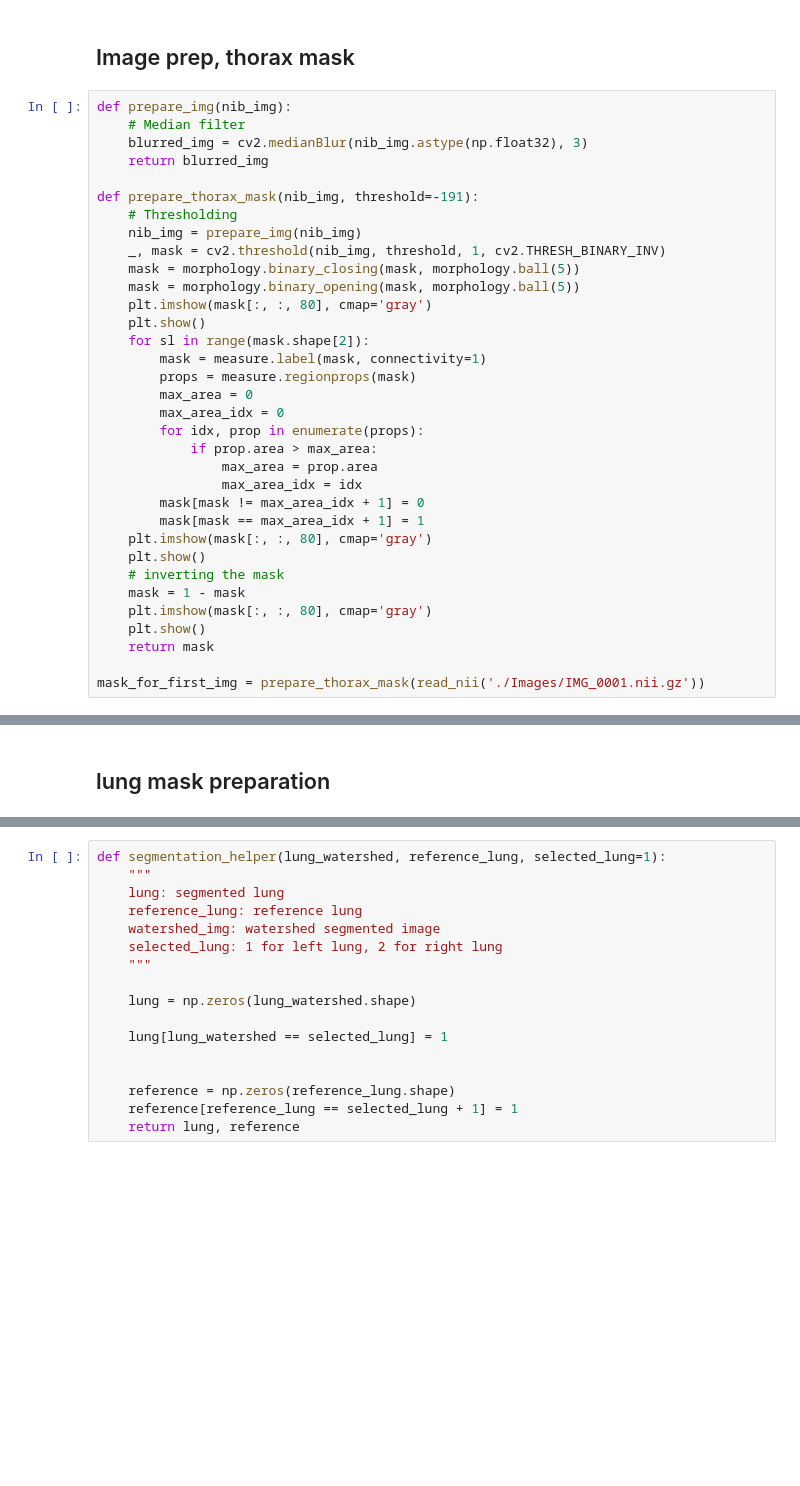
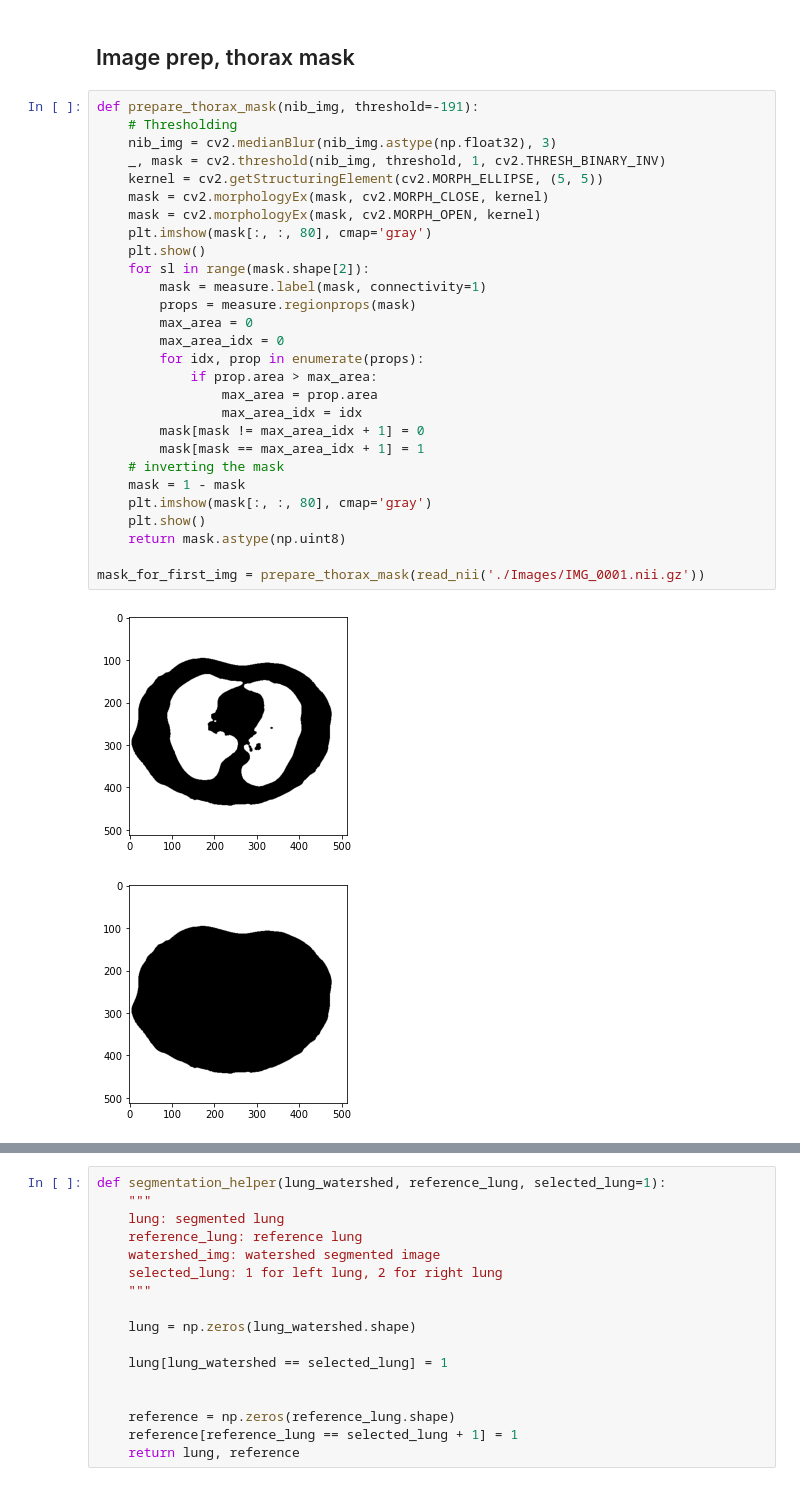
Before and after one commit to stabor705/opencv-and-ai-agh-2024, a Jupyter notebook: lab-1/Lab1/Project1.ipynb, the cells around one changed output, grey strips where cells are left out. Cells and saved outputs as stored; diff of their text form; blank space fills up the shorter version.

```diff
--- a/lab-1/Lab1/Project1.ipynb
+++ b/lab-1/Lab1/Project1.ipynb
@@ -118,36 +101,33 @@ def compare_lungs(left_lungs, ref_left_lungs, right_lungs, ref_right_lungs, sele
 # %% [markdown]
 ## Image prep, thorax mask
 # %%
-def prepare_img(nib_img):
-    # Median filter
-    blurred_img = cv2.medianBlur(nib_img.astype(np.float32), 3)
-    return blurred_img
-
 def prepare_thorax_mask(nib_img, threshold=-191):
     # Thresholding
-    nib_img = prepare_img(nib_img)
+    nib_img = cv2.medianBlur(nib_img.astype(np.float32), 3)
     _, mask = cv2.threshold(nib_img, threshold, 1, cv2.THRESH_BINARY_INV)
-    mask = morphology.binary_closing(mask, morphology.ball(5))
-    mask = morphology.binary_opening(mask, morphology.ball(5))
+    kernel = cv2.getStructuringElement(cv2.MORPH_ELLIPSE, (5, 5))
+    mask = cv2.morphologyEx(mask, cv2.MORPH_CLOSE, kernel)
+    mask = cv2.morphologyEx(mask, cv2.MORPH_OPEN, kernel)
     plt.imshow(mask[:, :, 80], cmap='gray')
     plt.show()
     for sl in range(mask.shape[2]):
         mask = measure.label(mask, connectivity=1)
         props = measure.regionprops(mask)
         max_area = 0
         max_area_idx = 0
         for idx, prop in enumerate(props):
             if prop.area > max_area:
                 max_area = prop.area
                 max_area_idx = idx
         mask[mask != max_area_idx + 1] = 0
         mask[mask == max_area_idx + 1] = 1
-    plt.imshow(mask[:, :, 80], cmap='gray')
-    plt.show()
     # inverting the mask
     mask = 1 - mask
     plt.imshow(mask[:, :, 80], cmap='gray')
     plt.show()
-    return mask
+    return mask.astype(np.uint8)
 
 mask_for_first_img = prepare_thorax_mask(read_nii('./Images/IMG_0001.nii.gz'))
+# %% [output]
+[figure, added]
+[figure, added]
@@ -154,2 +134,0 @@ mask_for_first_img = prepare_thorax_mask(read_nii('./Images/IMG_0001.nii.gz'))
-# %% [markdown]
-## lung mask preparation
```
Also changed, not shown: parts of 13 cells of this notebook.
